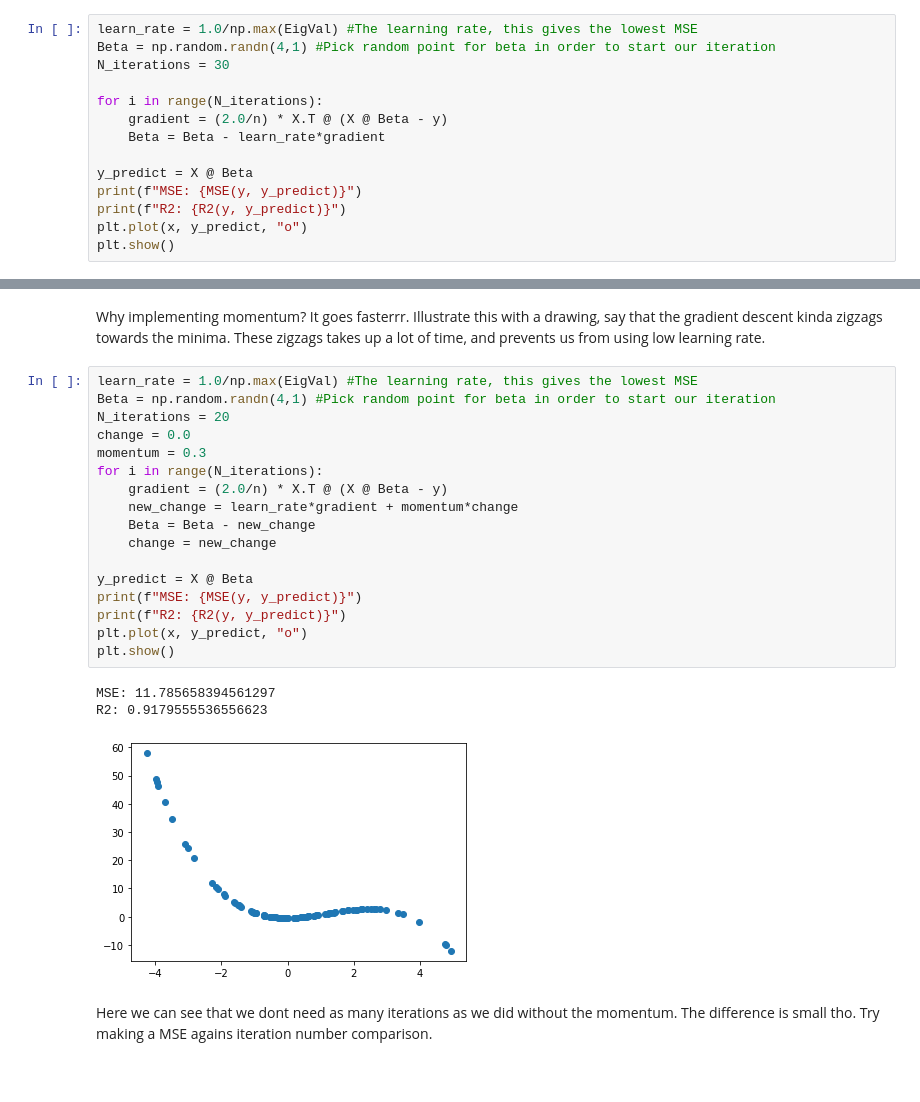
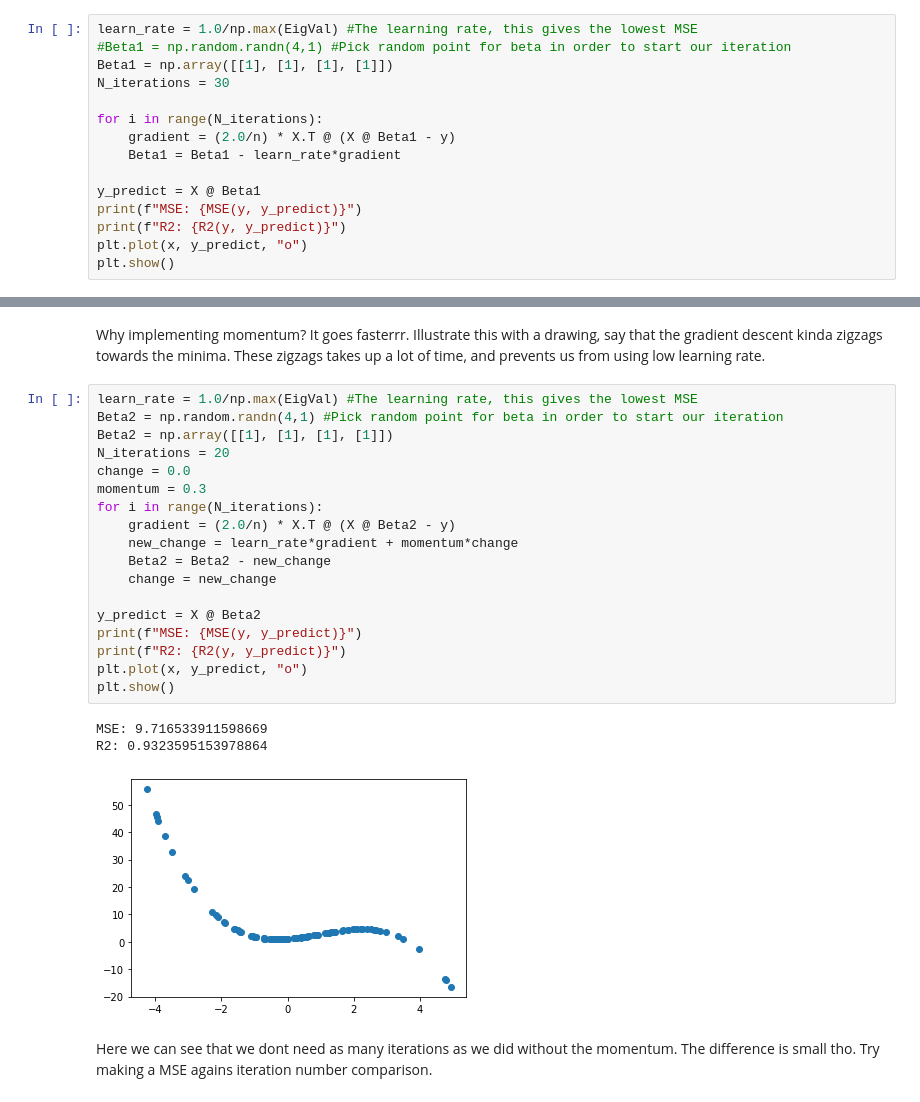
Before and after one commit to lassetotl/fys-stk, a Jupyter notebook: Project_2/Problem_a/Problem a).ipynb, the cells around one changed output, grey strips where cells are left out. Drawn from its saved outputs; the diff is of its cells as text.

```diff
--- a/Project_2/Problem_a/Problem a).ipynb
+++ b/Project_2/Problem_a/Problem a).ipynb
@@ -44,14 +45,15 @@ The eigenvalues of Hessian matrix are:[1.47073846e+03 8.33372320e+01 1.26487821e
 Because all eigenvalues of hessian matrix are positive, this means that the hessian matrix is positive definite. This means that the cost function is a convex function and we don't need to worry about getting stuck in some local minima.
 # %%
 learn_rate = 1.0/np.max(EigVal) #The learning rate, this gives the lowest MSE
-Beta = np.random.randn(4,1) #Pick random point for beta in order to start our iteration
+#Beta1 = np.random.randn(4,1) #Pick random point for beta in order to start our iteration
+Beta1 = np.array([[1], [1], [1], [1]])
 N_iterations = 30
 
 for i in range(N_iterations):
-    gradient = (2.0/n) * X.T @ (X @ Beta - y)
-    Beta = Beta - learn_rate*gradient
+    gradient = (2.0/n) * X.T @ (X @ Beta1 - y)
+    Beta1 = Beta1 - learn_rate*gradient
 
-y_predict = X @ Beta
+y_predict = X @ Beta1
 print(f"MSE: {MSE(y, y_predict)}")
 print(f"R2: {R2(y, y_predict)}")
 plt.plot(x, y_predict, "o")
@@ -75,25 +77,26 @@ Here dicuss a little bit about the learning rate. Why do we get error when learn
 Why implementing momentum? It goes fasterrr. Illustrate this with a drawing, say that the gradient descent kinda zigzags towards the minima. These zigzags takes up a lot of time, and prevents us from using low learning rate.
 # %%
 learn_rate = 1.0/np.max(EigVal) #The learning rate, this gives the lowest MSE
-Beta = np.random.randn(4,1) #Pick random point for beta in order to start our iteration
+Beta2 = np.random.randn(4,1) #Pick random point for beta in order to start our iteration
+Beta2 = np.array([[1], [1], [1], [1]])
 N_iterations = 20
 change = 0.0
 momentum = 0.3
 for i in range(N_iterations):
-    gradient = (2.0/n) * X.T @ (X @ Beta - y)
+    gradient = (2.0/n) * X.T @ (X @ Beta2 - y)
     new_change = learn_rate*gradient + momentum*change
-    Beta = Beta - new_change
+    Beta2 = Beta2 - new_change
     change = new_change
 
-y_predict = X @ Beta
+y_predict = X @ Beta2
 print(f"MSE: {MSE(y, y_predict)}")
 print(f"R2: {R2(y, y_predict)}")
 plt.plot(x, y_predict, "o")
 plt.show()
 # %% [output]
-MSE: 11.785658394561297
-R2: 0.9179555536556623
+MSE: 9.716533911598669
+R2: 0.9323595153978864
-[figure, old version]
+[figure, new version]
 # %% [markdown]
 Here we can see that we dont need as many iterations as we did without the momentum. The difference is small tho. Try making a MSE agains iteration number comparison.
 # %% [markdown]
```
Also changed, not shown: parts of 4 cells of this notebook, 1 other file.
